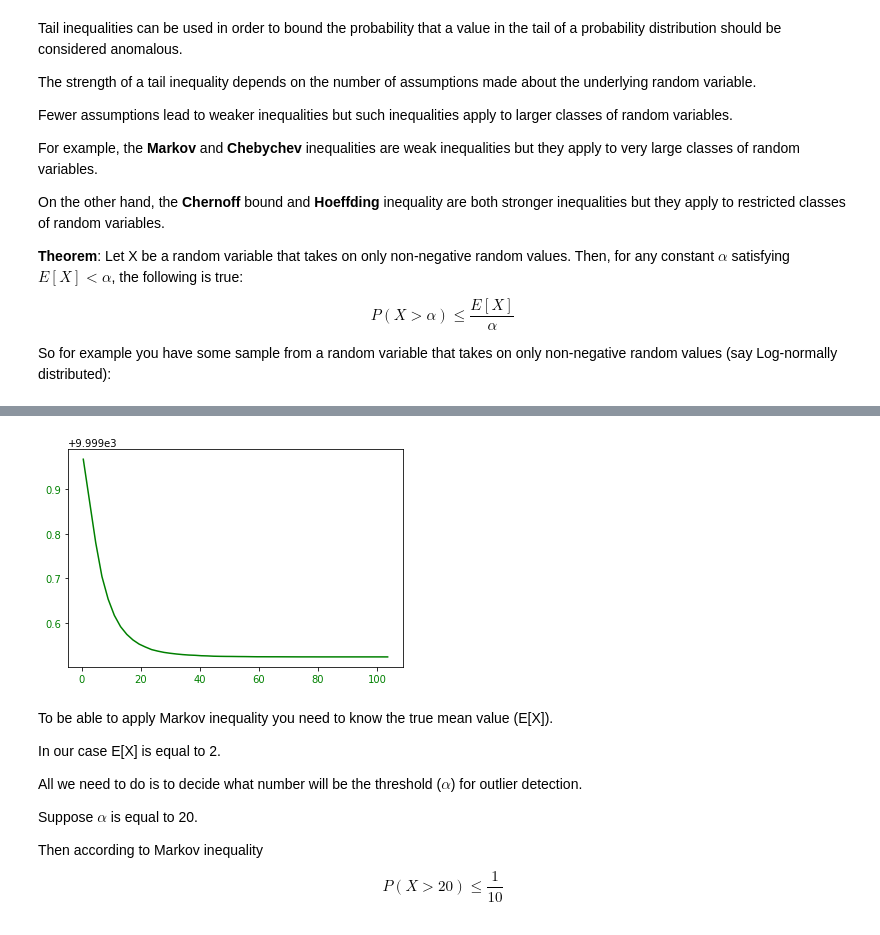
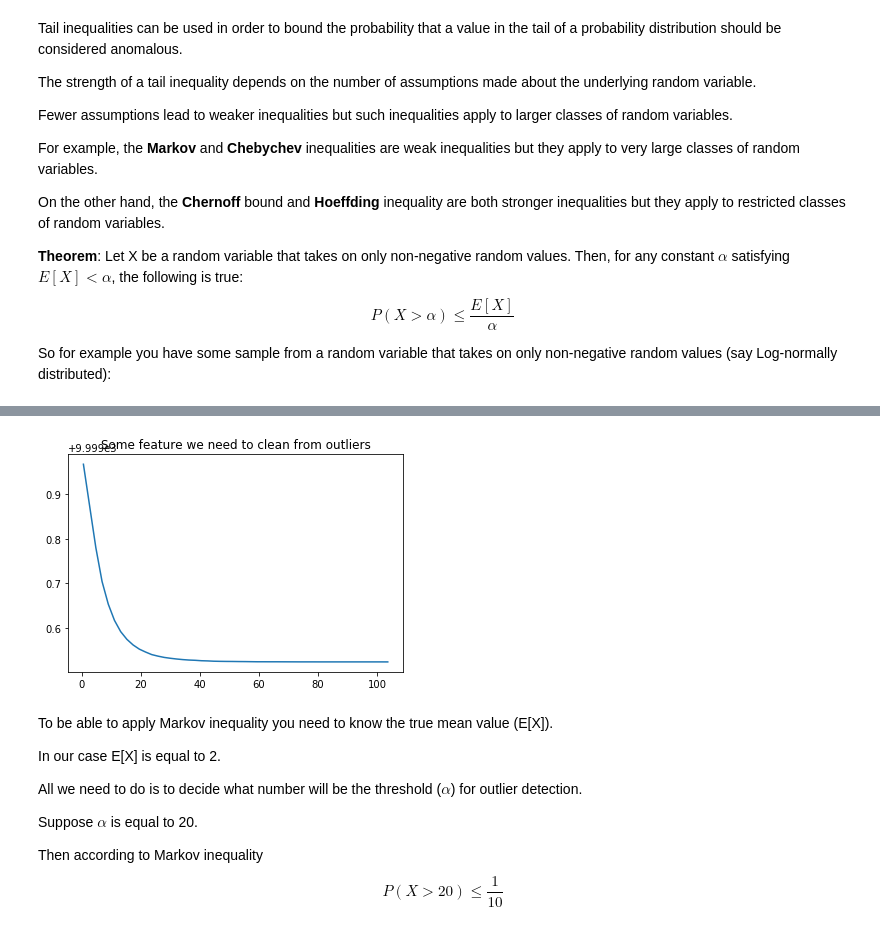
Before and after one commit to IooHooI/OUTLIER_DETECTION, a Jupyter notebook: notebooks/HW1.ipynb, the cells around one changed output, grey strips where cells are left out. Saved outputs shown, nothing was run; the diff lists cells and outputs as text; code cells hidden in the pictures.

```diff
--- a/notebooks/HW1.ipynb
+++ b/notebooks/HW1.ipynb
@@ -54,13 +49,12 @@ plt.show()
 # %%
 values, base = np.histogram(sample, normed=True, bins=50)
 cumulative = np.cumsum(values)
-# %%
-plt.plot(base[:-1], len(sample)-cumulative, c='green')
-[i.set_color("green") for i in plt.gca().get_xticklabels()]
-[i.set_color("green") for i in plt.gca().get_yticklabels()]
-plt.show()
-# %% [output]
-[figure, removed]
+# %%
+plt.plot(base[:-1], len(sample)-cumulative)
+plt.title('Some feature we need to clean from outliers')
+plt.show()
+# %% [output]
+[figure, added]
 # %% [markdown]
 To be able to apply Markov inequality you need to know the true mean value (E[X]).
 
```
Also changed, not shown: parts of 24 cells of this notebook.
